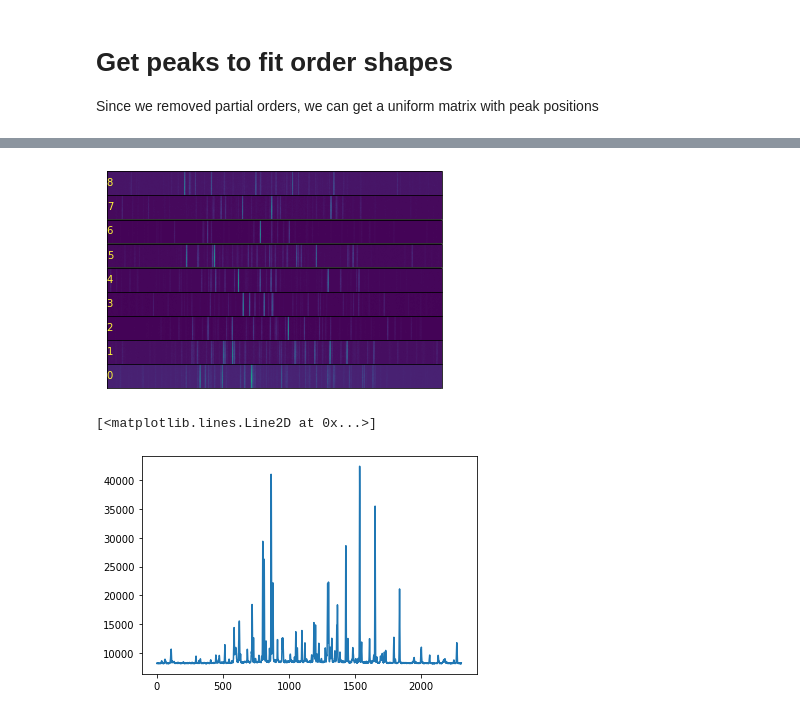
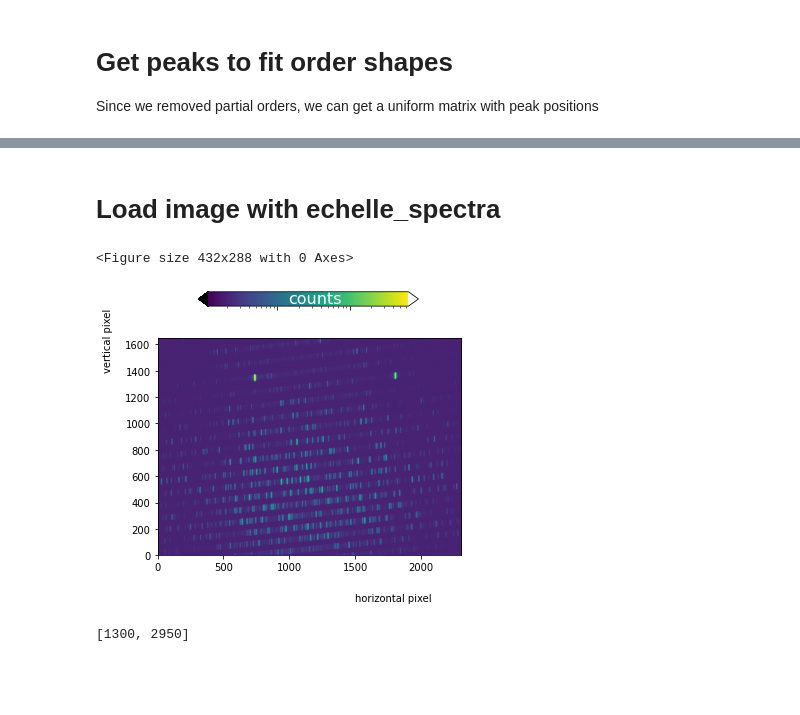
Before and after one commit to queezz/echelle_spectra, a Jupyter notebook: src/echelle_spectra/examples/2.2_Cutting_Pattern_NihamaPlus.ipynb, the cells around one changed output, grey strips where cells are left out. Drawn from its saved outputs; the diff is of its cells as text; code cells hidden in the pictures; blank space fills up the shorter version.

```diff
--- a/src/echelle_spectra/examples/2.2_Cutting_Pattern_NihamaPlus.ipynb
+++ b/src/echelle_spectra/examples/2.2_Cutting_Pattern_NihamaPlus.ipynb
@@ -239,9 +157,16 @@ order_spectra = orders.sum(axis=1)
-# %%
-plot_cut_image(orders,aspect=4)
-# %% [output]
-[figure, removed]
-# %%
-plt.plot(order_spectra[1])
-# %% [output]
-[<matplotlib.lines.Line2D at 0x...>]
-[figure, removed]
+# %% [markdown]
+# Load image with echelle_spectra
+# %%
+%run ../tools/echelle.py
+folder = './data'
+#crop = [1200,2900]
+fname = 'Sep28_2022_173557_1s_H2.tif'
+im = EchelleImage(os.path.join(bpth,fname),spec='fujii',crop=crop)
+im.plot_frame(0)
+# %% [output]
+<Figure size 432x288 with 0 Axes>
+[figure, added]
+# %%
+crop
+# %% [output]
+[1300, 2950]
```
Also changed, not shown: parts of 21 cells of this notebook, 8 other files.
